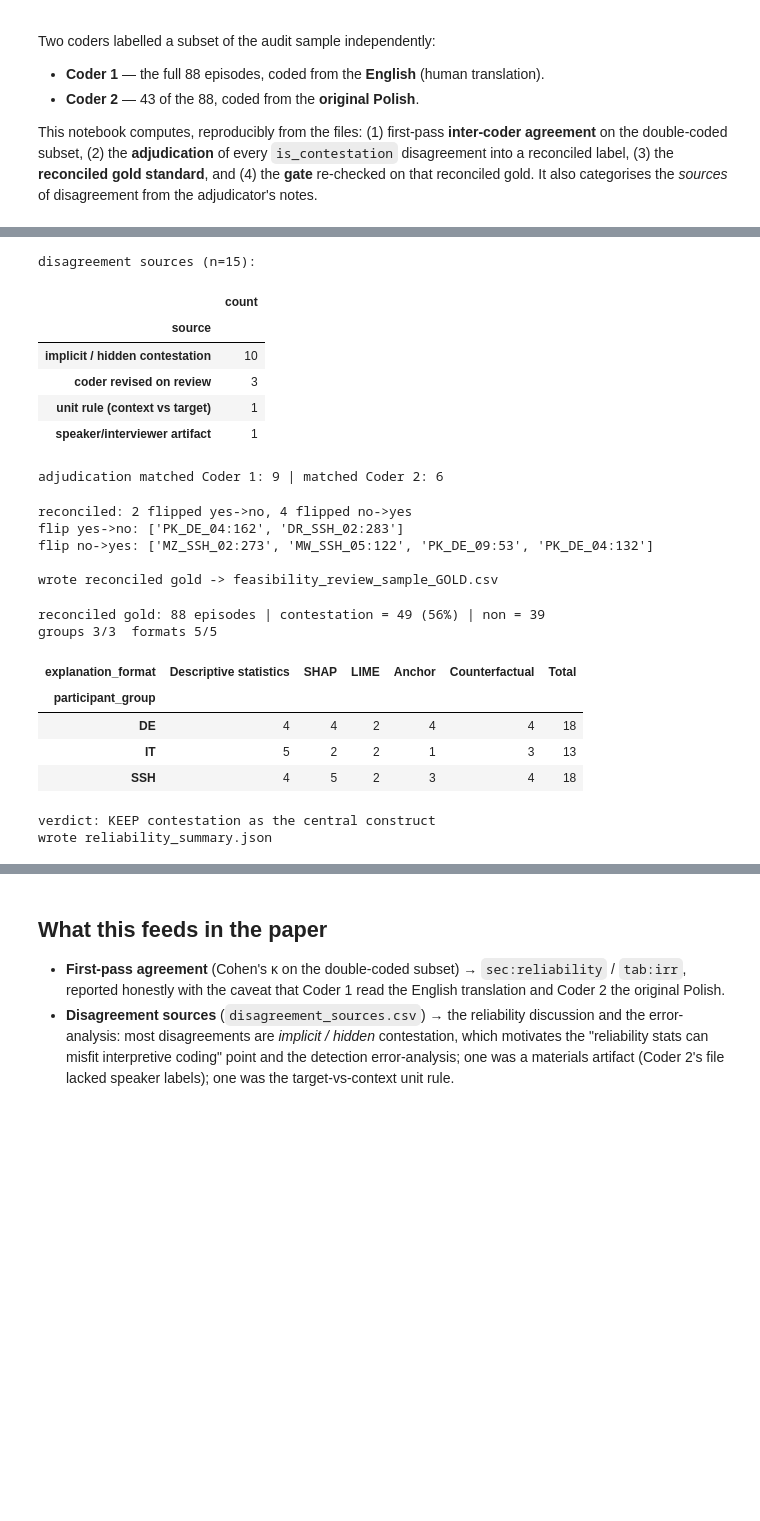
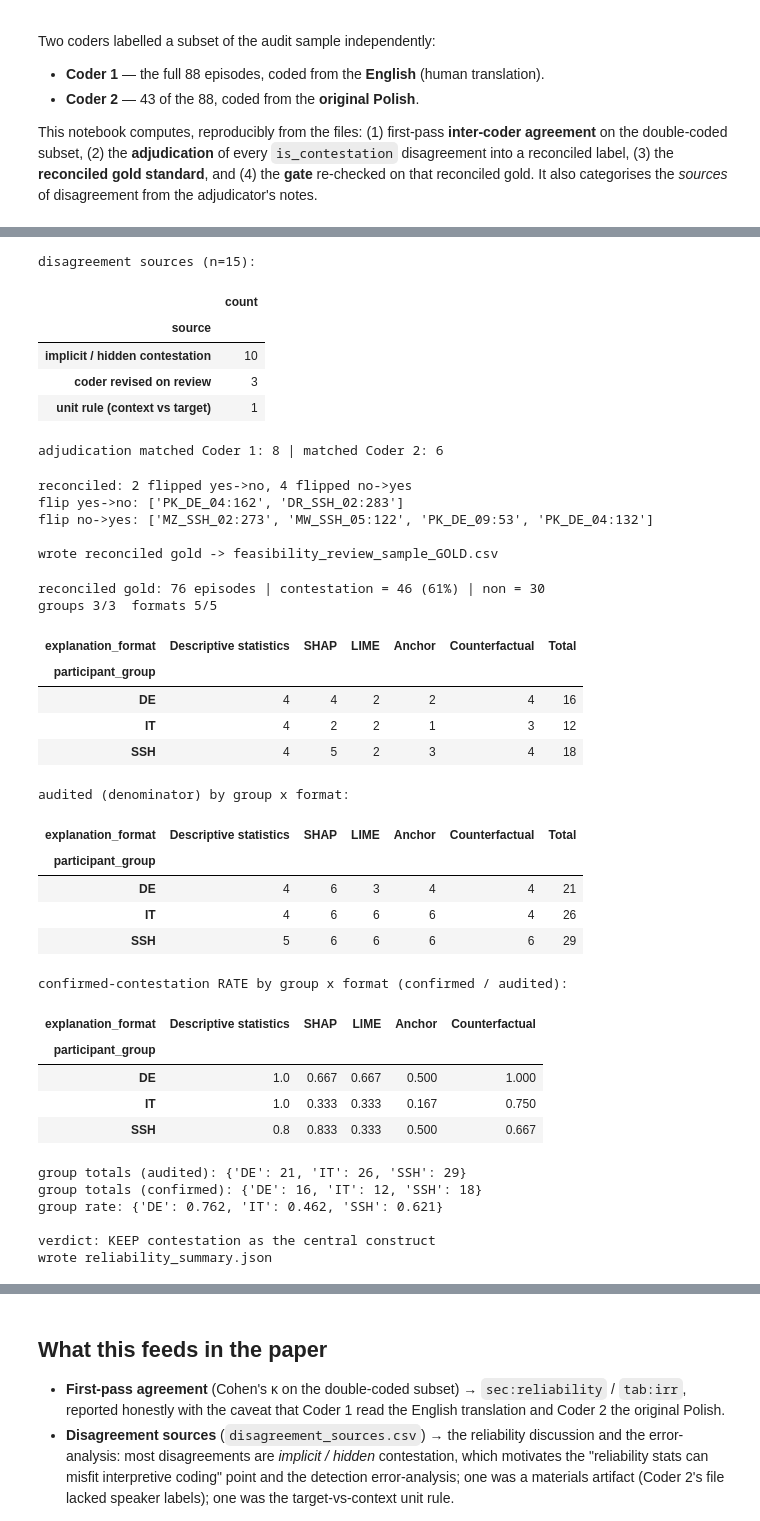
Before and after one commit to sabri-manai/detecting-contestation-xai, a Jupyter notebook: notebooks/05_reliability_and_reconciliation.ipynb, the cells around one changed output, grey strips where cells are left out. Drawn from its saved outputs; the diff is of its cells as text; code cells hidden in the pictures; blank space fills up the shorter version.

```diff
--- a/notebooks/05_reliability_and_reconciliation.ipynb
+++ b/notebooks/05_reliability_and_reconciliation.ipynb
@@ -45,6 +45,26 @@ coder2 = pd.read_excel(TABLES / "feasibility_review_sample_CODING copy.xlsx",
                        sheet_name="Coding", engine="openpyxl")                   # Polish, 43
 adj = pd.read_excel(TABLES / "disagreements_for_adjudication.xlsx",
                     sheet_name="Disagreements", engine="openpyxl")               # 15 resolved
+
+# ------------------------------------------------------------------
+# Scope restriction: Sec. 3.2 defines contestation as a *participant's*
+# challenge. Over-generating candidates by lexicon (Sec. 3.4) let 12/88
+# audited candidates through whose target line is INTERVIEWER speech, not
+# participant speech; under the original reconciliation 3 of those were
+# gold-positive. That is out of scope by the paper's own definition, not
+# a borderline case, so exclude all 12 here -- the single point every
+# downstream count (kappa, gold, taxonomy, group x format) is built from --
+# rather than patching derived numbers after the fact.
+# ------------------------------------------------------------------
+n_before = len(coder1)
+participant_ids = set(coder1.loc[coder1["speaker"] == "Participant", "__utt_id"])
+excluded_ids = sorted(set(coder1["__utt_id"]) - participant_ids)
+coder1 = coder1[coder1["__utt_id"].isin(participant_ids)].reset_index(drop=True)
+coder2 = coder2[coder2["__utt_id"].isin(participant_ids)].reset_index(drop=True)
+adj = adj[adj["__utt_id"].isin(participant_ids)].reset_index(drop=True)
+LOGGER.info("excluded %d/%d interviewer-speaker candidates (out of scope per Sec. 3.2): %s",
+            len(excluded_ids), n_before, excluded_ids)
+
 for df in (coder1, coder2):
     for c in ["is_contestation"] + DIMS:
         if c in df.columns: df[c] = df[c].map(norm)
@@ -118,8 +139,7 @@ disagreement sources (n=15):
 | implicit / hidden contestation | 10 |
 | coder revised on review | 3 |
 | unit rule (context vs target) | 1 |
-| speaker/interviewer artifact | 1 |
-adjudication matched Coder 1: 9 | matched Coder 2: 6
+adjudication matched Coder 1: 8 | matched Coder 2: 6
 # %%
 # ============================================================
 # 4. Apply adjudication -> reconciled gold standard
@@ -172,36 +192,67 @@ formats = [f for f in ["Descriptive statistics","SHAP","LIME","Anchor","Counterf
            if f in set(recon["explanation_format"])]
 gxf = (pd.crosstab(yes["participant_group"], yes["explanation_format"])
        .reindex(index=groups, columns=formats, fill_value=0))
 print(f"reconciled gold: {n} episodes | contestation = {n_yes} ({precision:.0%}) | non = {n_no}")
 print(f"groups {yes['participant_group'].nunique()}/{len(groups)}  formats {yes['explanation_format'].nunique()}/{len(formats)}")
 display(gxf.assign(Total=gxf.sum(axis=1)))
 gxf.to_csv(OUT / "confirmed_contestation_group_by_format_reconciled.csv")
+
+# Denominators: how many episodes were AUDITED (not just confirmed) per cell,
+# so the paper can report a rate, not just a raw count.
+audited_gxf = (pd.crosstab(recon["participant_group"], recon["explanation_format"])
+               .reindex(index=groups, columns=formats, fill_value=0))
+rate_gxf = (gxf / audited_gxf).round(3)
+print("\naudited (denominator) by group x format:")
+display(audited_gxf.assign(Total=audited_gxf.sum(axis=1)))
+print("\nconfirmed-contestation RATE by group x format (confirmed / audited):")
+display(rate_gxf)
+audited_gxf.to_csv(OUT / "audited_group_by_format.csv")
+rate_gxf.to_csv(OUT / "contestation_rate_group_by_format.csv")
+print("group totals (audited):", audited_gxf.sum(axis=1).to_dict())
+print("group totals (confirmed):", gxf.sum(axis=1).to_dict())
+print("group rate:", (gxf.sum(axis=1) / audited_gxf.sum(axis=1)).round(3).to_dict())
 
 summary = {
     "first_pass_agreement": first_pass,
     "adjudicated": {"yes": int((adj["ADJUDICATED_is_contestation"]=="yes").sum()),
                     "no": int((adj["ADJUDICATED_is_contestation"]=="no").sum()),
                     "matched_coder1": int((adj["ADJUDICATED_is_contestation"]==adj["C1_is_contestation"]).sum()),
                     "matched_coder2": int((adj["ADJUDICATED_is_contestation"]==adj["C2_is_contestation"]).sum())},
     "disagreement_sources": adj["source"].value_counts().to_dict(),
     "reconciled_gold": {"n": n, "contestation": n_yes, "precision": round(precision, 3),
                         "groups": f"{yes['participant_group'].nunique()}/{len(groups)}",
                         "formats": f"{yes['explanation_format'].nunique()}/{len(formats)}"},
     "verdict": ("KEEP contestation as the central construct"
                 if (yes['participant_group'].nunique()==len(groups)
                     and yes['explanation_format'].nunique()==len(formats) and n_yes>=20)
                 else "reconsider scope"),
 }
 (OUT / "reliability_summary.json").write_text(json.dumps(summary, indent=2))
 print("\nverdict:", summary["verdict"])
 print("wrote reliability_summary.json")
 # %% [output]
-reconciled gold: 88 episodes | contestation = 49 (56%) | non = 39
+reconciled gold: 76 episodes | contestation = 46 (61%) | non = 30
 groups 3/3  formats 5/5
 | explanation_format | Descriptive statistics | SHAP | LIME | Anchor | Counterfactual | Total |
 | participant_group |  |  |  |  |  |  |
-| DE | 4 | 4 | 2 | 4 | 4 | 18 |
-| IT | 5 | 2 | 2 | 1 | 3 | 13 |
+| DE | 4 | 4 | 2 | 2 | 4 | 16 |
+| IT | 4 | 2 | 2 | 1 | 3 | 12 |
 | SSH | 4 | 5 | 2 | 3 | 4 | 18 |
-verdict: KEEP contestation as the central construct
-wrote reliability_summary.json
+audited (denominator) by group x format:
+| explanation_format | Descriptive statistics | SHAP | LIME | Anchor | Counterfactual | Total |
+| participant_group |  |  |  |  |  |  |
+| DE | 4 | 6 | 3 | 4 | 4 | 21 |
+| IT | 4 | 6 | 6 | 6 | 4 | 26 |
+| SSH | 5 | 6 | 6 | 6 | 6 | 29 |
+confirmed-contestation RATE by group x format (confirmed / audited):
+| explanation_format | Descriptive statistics | SHAP | LIME | Anchor | Counterfactual |
+| participant_group |  |  |  |  |  |
+| DE | 1.0 | 0.667 | 0.667 | 0.500 | 1.000 |
+| IT | 1.0 | 0.333 | 0.333 | 0.167 | 0.750 |
+| SSH | 0.8 | 0.833 | 0.333 | 0.500 | 0.667 |
+group totals (audited): {'DE': 21, 'IT': 26, 'SSH': 29}
+group totals (confirmed): {'DE': 16, 'IT': 12, 'SSH': 18}
+group rate: {'DE': 0.762, 'IT': 0.462, 'SSH': 0.621}
+
+verdict: KEEP contestation as the central construct
+wrote reliability_summary.json
```
Also changed, not shown: parts of 5 cells of this notebook, 45 other files.
